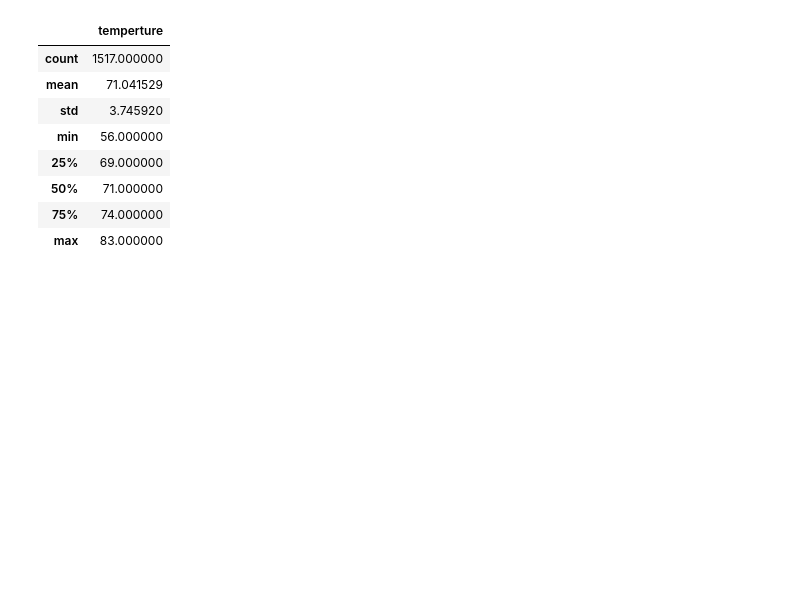
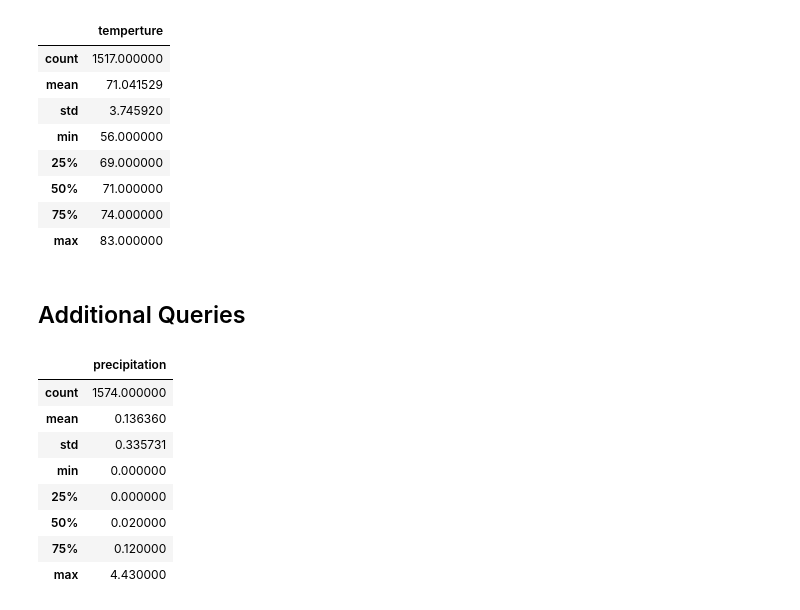
Before and after one commit to linb960/surfs_up, a Jupyter notebook: SurfsUp_Challenge.ipynb, the cells around one changed output. Drawn from its saved outputs; the diff is of its cells as text; code cells hidden in the pictures; blank space fills up the shorter version.

Commit message:
Adding more  screenshots and updated SurfsUp_challenge file with additional queries

```diff
--- a/SurfsUp_Challenge.ipynb
+++ b/SurfsUp_Challenge.ipynb
@@ -119,3 +119,25 @@ dec_df.describe()
 | 50% | 71.000000 |
 | 75% | 74.000000 |
 | max | 83.000000 |
+# %% [markdown]
+## Additional Queries
+# %%
+# Convert the June precipitation to a list.
+june_prcps = []
+june_prcps = session.query(Measurement.date, Measurement.prcp).filter(extract('month', Measurement.date)==6).all()
+
+# Create a DataFrame from the list of precipitations for the month of June.
+jun_prcp_df = pd.DataFrame(june_prcps, columns=['date','precipitation'])
+jun_prcp_df.set_index(jun_prcp_df['date'], inplace=True)
+jun_prcp_df = jun_prcp_df.sort_index()
+jun_prcp_df.describe()
+# %% [output]
+|  | precipitation |
+| count | 1574.000000 |
+| mean | 0.136360 |
+| std | 0.335731 |
+| min | 0.000000 |
+| 25% | 0.000000 |
+| 50% | 0.020000 |
+| 75% | 0.120000 |
+| max | 4.430000 |
```
Also changed, not shown: parts of 1 cell of this notebook, 2 other files.
